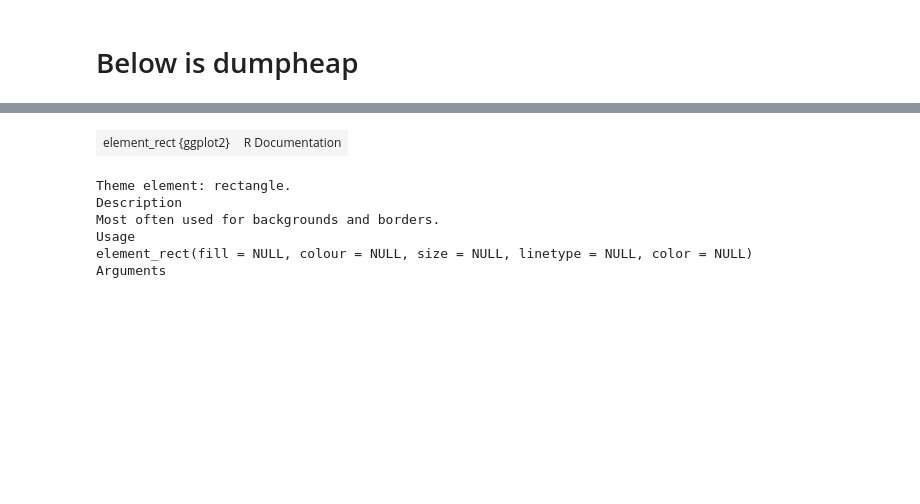
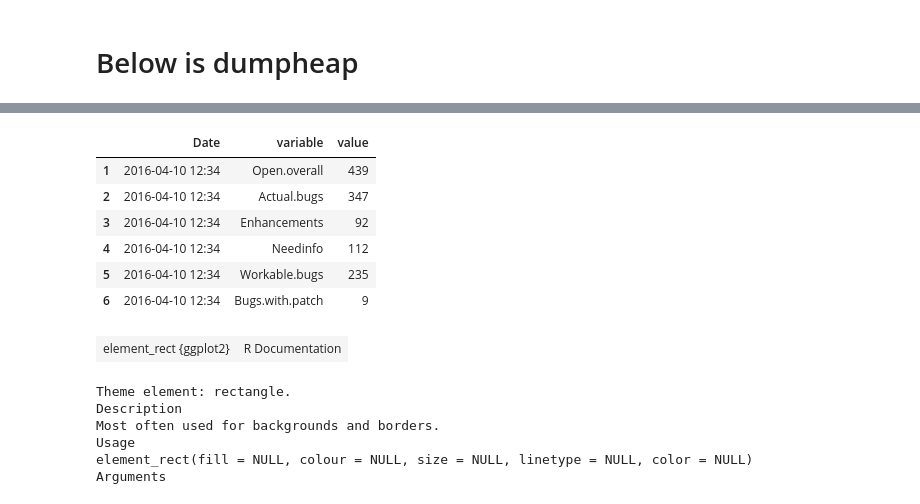
Before and after one commit to centic9/bzstats, a Jupyter notebook: POI Bugzilla Stats.ipynb, the cells around one changed output, grey strips where cells are left out. Cells and saved outputs as stored; diff of their text form; code cells hidden in the pictures; blank space fills up the shorter version.

```diff
--- a/POI Bugzilla Stats.ipynb
+++ b/POI Bugzilla Stats.ipynb
@@ -50,3 +91,16 @@ ggsave("stats.svg", width=210, height=148, units="mm")
+# %%
+labeldatam <- melt(labeldata, id.vars="Date", measure.vars=c("Open.overall","Actual.bugs","Enhancements",
+                                                   "Needinfo","Workable.bugs","Bugs.with.patch"))
+# %%
+labeldatam
+# %% [output]
+|  | Date | variable | value |
+| 1 | 2016-04-10 12:34 | Open.overall | 439 |
+| 2 | 2016-04-10 12:34 | Actual.bugs | 347 |
+| 3 | 2016-04-10 12:34 | Enhancements | 92 |
+| 4 | 2016-04-10 12:34 | Needinfo | 112 |
+| 5 | 2016-04-10 12:34 | Workable.bugs | 235 |
+| 6 | 2016-04-10 12:34 | Bugs.with.patch | 9 |
 # %%
 ?element_rect
 # %% [output]
```
Also changed, not shown: parts of 4 cells of this notebook, 3 other files.
